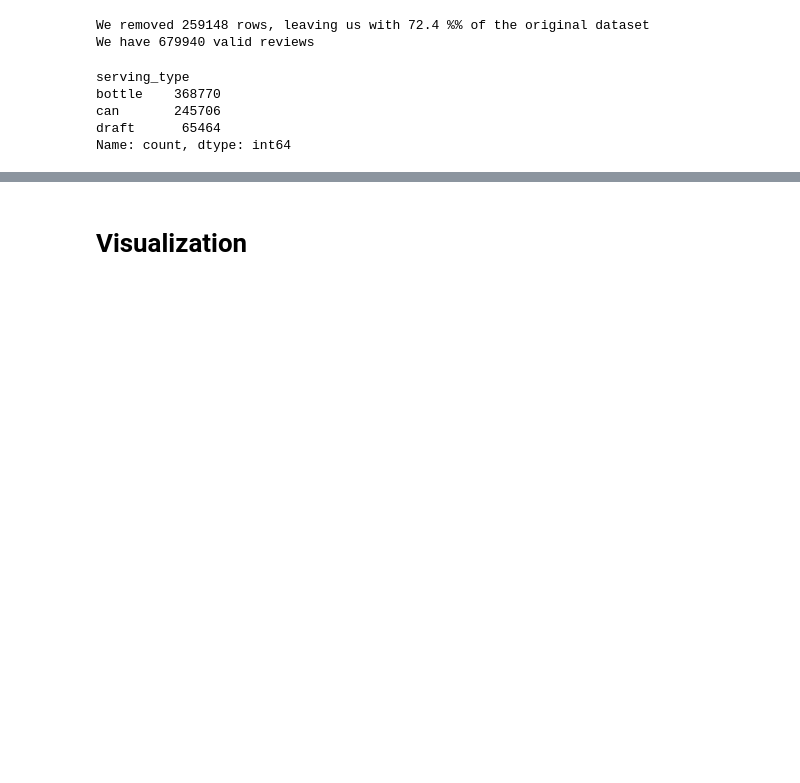
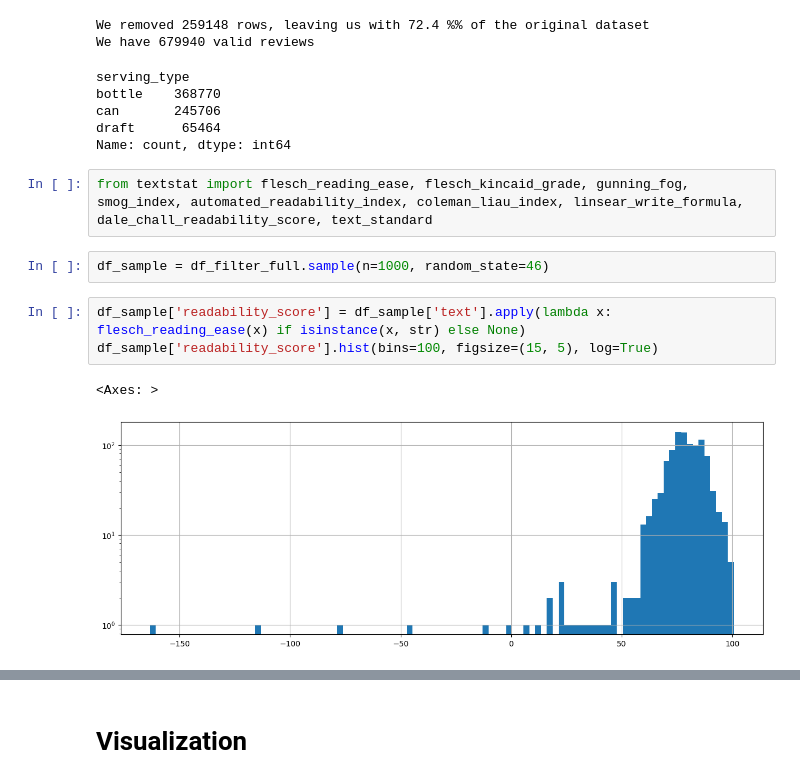
Before and after one commit to epfl-ada/ada-2023-project-beeradaventure46, a Jupyter notebook: NB01_test.ipynb, the cells around one changed output, grey strips where cells are left out. Cells and saved outputs as stored; diff of their text form; blank space fills up the shorter version.

Commit message:
readability test

```diff
--- a/NB01_test.ipynb
+++ b/NB01_test.ipynb
@@ -140,3 +136,13 @@ bottle    368770
 can       245706
 draft      65464
 Name: count, dtype: int64
+# %%
+from textstat import flesch_reading_ease, flesch_kincaid_grade, gunning_fog, smog_index, automated_readability_index, coleman_liau_index, linsear_write_formula, dale_chall_readability_score, text_standard
+# %%
+df_sample = df_filter_full.sample(n=1000, random_state=46)
+# %%
+df_sample['readability_score'] = df_sample['text'].apply(lambda x: flesch_reading_ease(x) if isinstance(x, str) else None)
+df_sample['readability_score'].hist(bins=100, figsize=(15, 5), log=True)
+# %% [output]
+<Axes: >
+[figure, added]
```
Also changed, not shown: parts of 14 cells of this notebook.
